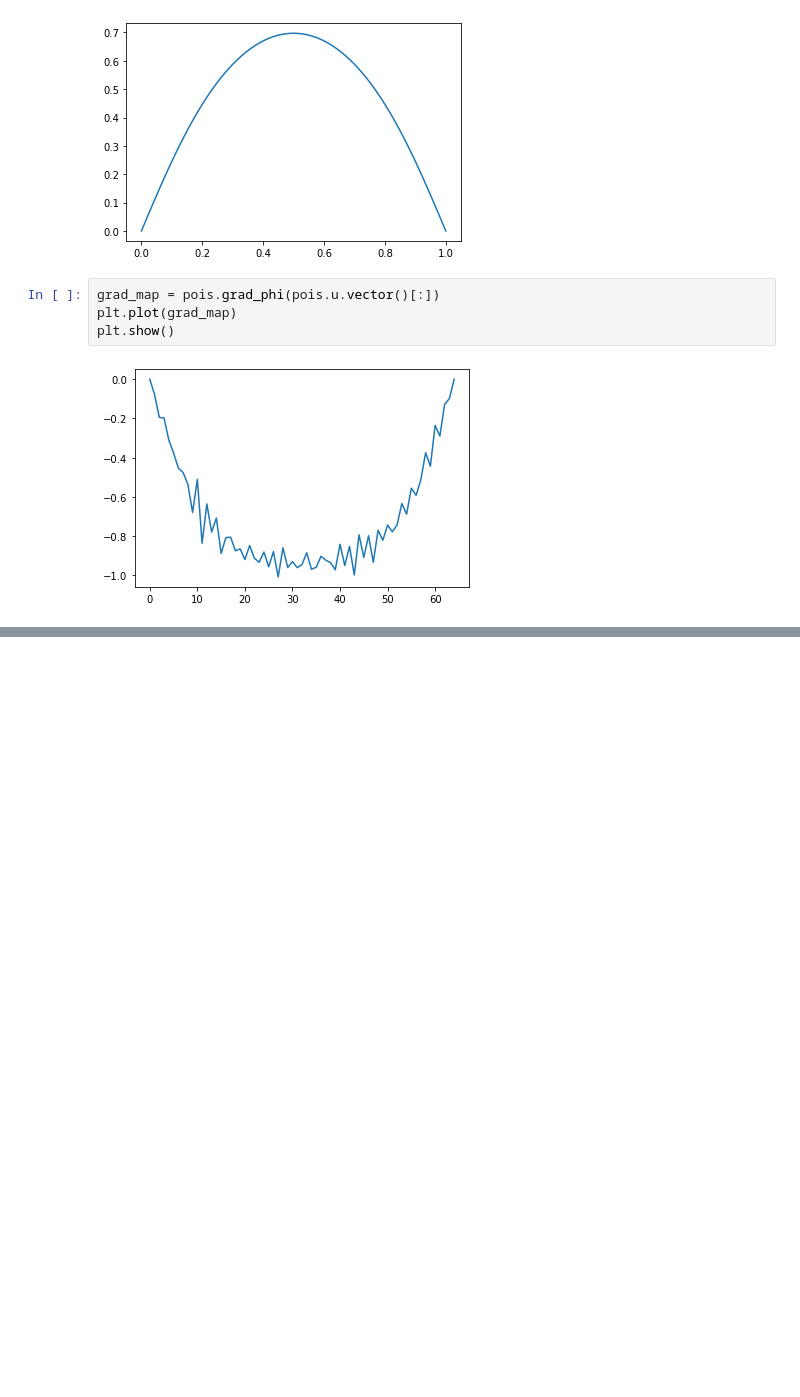
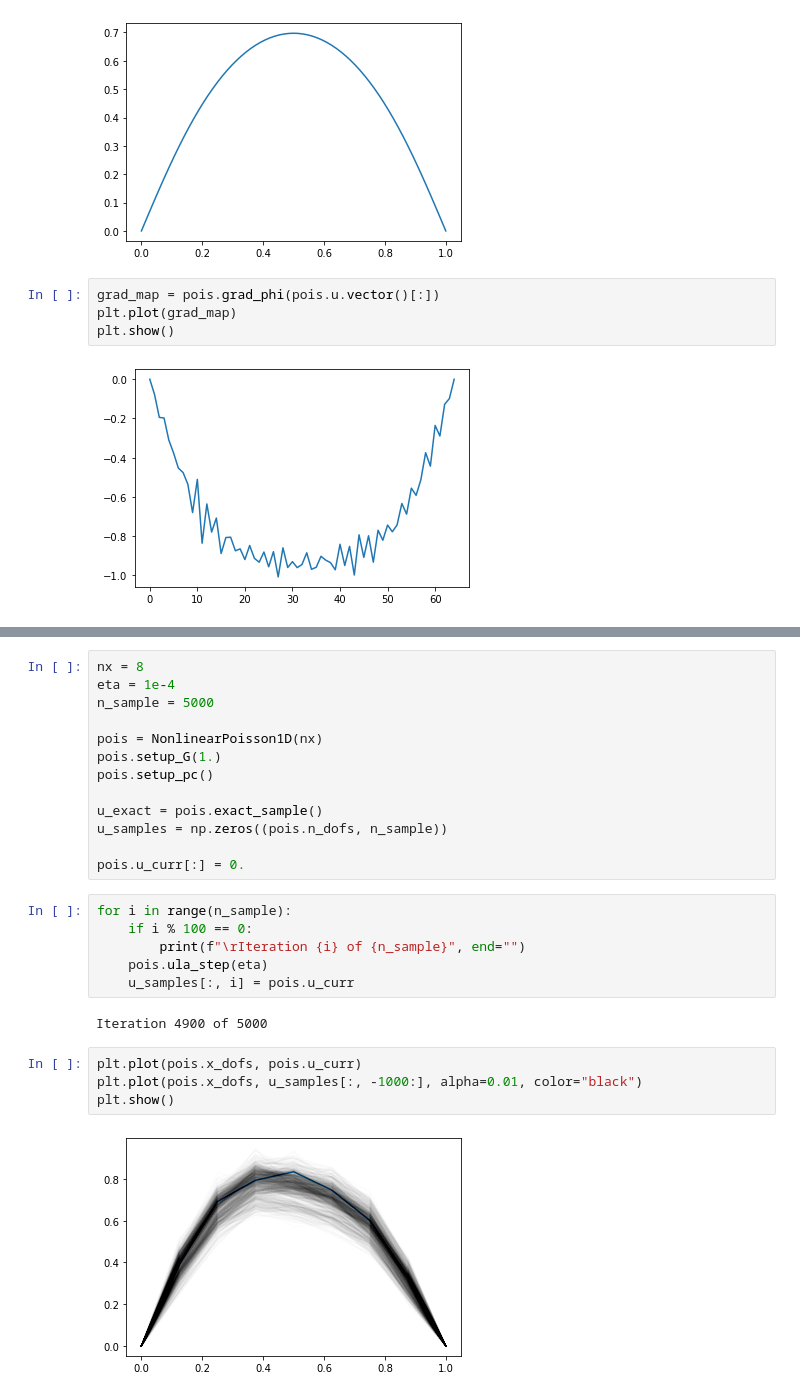
Before and after one commit to connor-duffin/ula-statfem, a Jupyter notebook: docs/methodology-week-workbook.ipynb, the cells around one changed output, grey strips where cells are left out. Cells and saved outputs as stored; diff of their text form; blank space fills up the shorter version.

```diff
--- a/docs/methodology-week-workbook.ipynb
+++ b/docs/methodology-week-workbook.ipynb
@@ -107,0 +114,27 @@ plt.show()
+# %%
+nx = 8
+eta = 1e-4
+n_sample = 5000
+
+pois = NonlinearPoisson1D(nx)
+pois.setup_G(1.)
+pois.setup_pc()
+
+u_exact = pois.exact_sample()
+u_samples = np.zeros((pois.n_dofs, n_sample))
+
+pois.u_curr[:] = 0.
+# %%
+for i in range(n_sample):
+    if i % 100 == 0:
+        print(f"\rIteration {i} of {n_sample}", end="")
+    pois.ula_step(eta)
+    u_samples[:, i] = pois.u_curr
+# %% [output]
+Iteration 4900 of 5000
+# %%
+plt.plot(pois.x_dofs, pois.u_curr)
+plt.plot(pois.x_dofs, u_samples[:, -1000:], alpha=0.01, color="black")
+plt.show()
+# %% [output]
+[figure, added]
```
Also changed, not shown: parts of 2 cells of this notebook.
